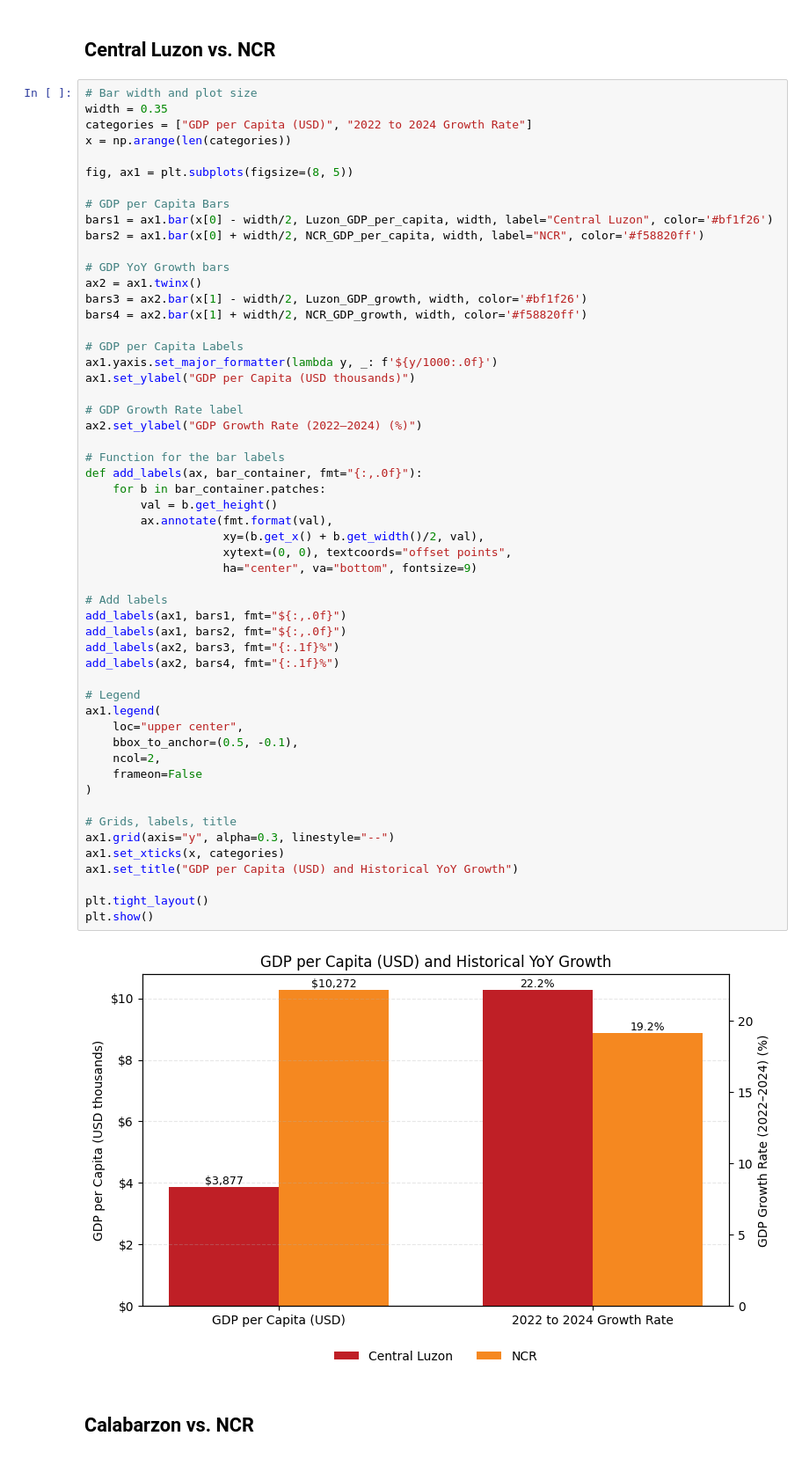
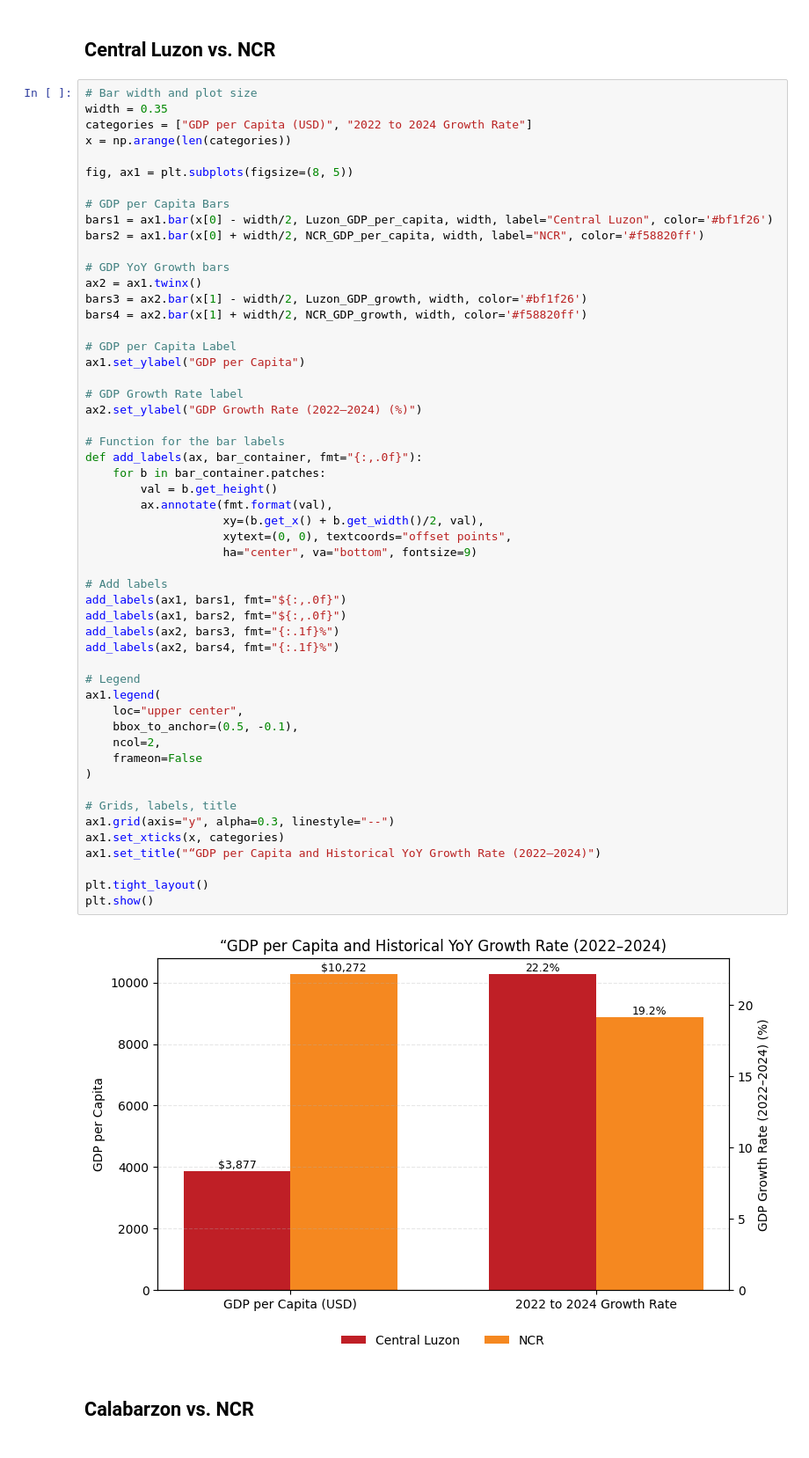
Before and after one commit to BSDSBA-JF/wadwani_intern, a Jupyter notebook: 03_tesda_cebu/grouped_bar_charts.ipynb, the cells around one changed output. Shown at 88% size. Drawn from its saved outputs; the diff is of its cells as text.

Commit message:
Add grouped bar chart notebook

```diff
--- a/03_tesda_cebu/grouped_bar_charts.ipynb
+++ b/03_tesda_cebu/grouped_bar_charts.ipynb
@@ -124,9 +123,8 @@ ax2 = ax1.twinx()
 bars3 = ax2.bar(x[1] - width/2, Luzon_GDP_growth, width, color='#bf1f26')
 bars4 = ax2.bar(x[1] + width/2, NCR_GDP_growth, width, color='#f58820ff')
 
-# GDP per Capita Labels
-ax1.yaxis.set_major_formatter(lambda y, _: f'${y/1000:.0f}')
-ax1.set_ylabel("GDP per Capita (USD thousands)")
+# GDP per Capita Label
+ax1.set_ylabel("GDP per Capita")
 
 # GDP Growth Rate label
 ax2.set_ylabel("GDP Growth Rate (2022–2024) (%)")
@@ -134,35 +132,35 @@ ax2.set_ylabel("GDP Growth Rate (2022–2024) (%)")
 # Function for the bar labels
 def add_labels(ax, bar_container, fmt="{:,.0f}"):
     for b in bar_container.patches:
         val = b.get_height()
         ax.annotate(fmt.format(val),
                     xy=(b.get_x() + b.get_width()/2, val),
                     xytext=(0, 0), textcoords="offset points",
                     ha="center", va="bottom", fontsize=9)
 
 # Add labels
 add_labels(ax1, bars1, fmt="${:,.0f}")
 add_labels(ax1, bars2, fmt="${:,.0f}")
 add_labels(ax2, bars3, fmt="{:.1f}%")
 add_labels(ax2, bars4, fmt="{:.1f}%")
 
 # Legend
 ax1.legend(
     loc="upper center",
     bbox_to_anchor=(0.5, -0.1),
     ncol=2,
     frameon=False
 )
 
 # Grids, labels, title
 ax1.grid(axis="y", alpha=0.3, linestyle="--")
 ax1.set_xticks(x, categories)
-ax1.set_title("GDP per Capita (USD) and Historical YoY Growth")
+ax1.set_title("“GDP per Capita and Historical YoY Growth Rate (2022–2024)")
 
 plt.tight_layout()
 plt.show()
 # %% [output]
-[figure, old version]
+[figure, new version]
 # %% [markdown]
 ## Calabarzon vs. NCR
 # %%
```
Also changed, not shown: parts of 3 cells of this notebook.
